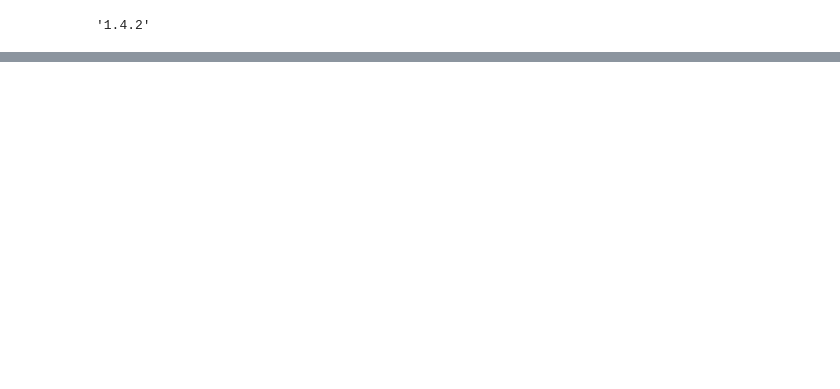
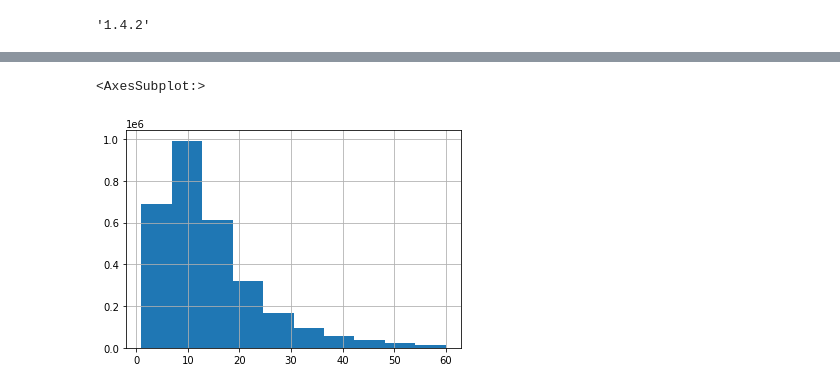
Before and after one commit to Hor-layinka/Hobs-ML-zoomcamp, a Jupyter notebook: 01_intro/Homework.ipynb, the cells around one changed output, grey strips where cells are left out. Drawn from its saved outputs; the diff is of its cells as text; code cells hidden in the pictures; blank space fills up the shorter version.

```diff
--- a/01_intro/Homework.ipynb
+++ b/01_intro/Homework.ipynb
@@ -30,0 +70,5 @@ memory usage: 444.6+ MB
+# %%
+clean_df["duration"].hist()
+# %% [output]
+<AxesSubplot:>
+[figure, added]
```
Also changed, not shown: parts of 12 cells of this notebook.
